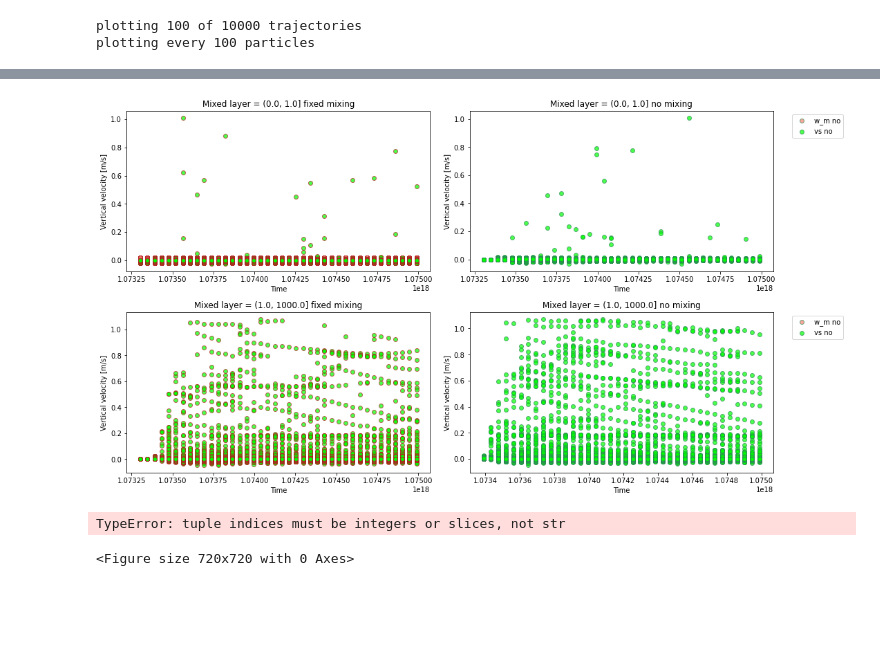
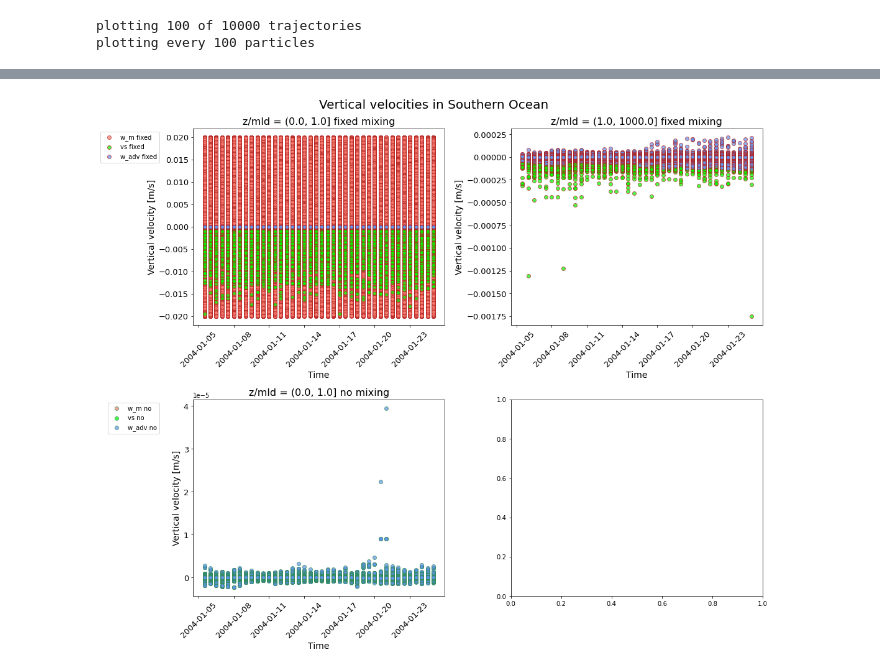
Before and after one commit to OceanParcels/biofouling_3dtransport_2, a Jupyter notebook: Analysis/Mixing.ipynb, the cells around one changed output, grey strips where cells are left out. Saved outputs shown, nothing was run; the diff lists cells and outputs as text; code cells hidden in the pictures; blank space fills up the shorter version.

```diff
--- a/Analysis/Mixing.ipynb
+++ b/Analysis/Mixing.ipynb
@@ -7,9 +8,14 @@ import matplotlib.gridspec as gridspec
 from copy import copy
 # %%
 datadir = '/scratch/rfischer/Kooi_data/data_output/'
+# %%
+regions = {'EqPac': 'Equatorial Pacific',
+           'GPGP': 'Great Pacific Garbage Patch',
+           'SO': 'Southern Ocean',
+           'NPSG': 'North Pacific Subtropical Gyre'}
 # %%
-region = 'GPGP'
-mortality = 0.39              # [d-1]
+region = 'SO'
+mortality = 0.16              # [d-1]
 runtime = 20                  # [days]
 dt = 60                       # [seconds]
 outputdt = 12                 # [hours]
@@ -20,6 +26,9 @@ ds_0 = xr.open_dataset(datadir+'regional_'+region+'_bfadv_Jan_2004_0'+str(mortal
 ds_1 = xr.open_dataset(datadir+'regional_'+region+'_bfadv_Jan_2004_0'+str(mortality)[2:]+'mort_'+mixing[1]+'mixing_'+str(runtime)+'days_'+str(dt)+'dtsecs_'+str(outputdt)+'hrsoutdt.nc')
 # %%
 dslist = [ds_0, ds_1]
+# %%
+times = ds_0['time'][0,:].astype('O')
+timelabels = ds_0['time'][0,:].dt.strftime('%Y-%m-%d')
 # %%
 mixing_cmap = ['firebrick','seagreen','purple']
 w_vel_cmap = ['salmon', 'lime', 'cornflowerblue']
@@ -71,5 +86,6 @@ plt.show()
 # %%
 fig = plt.figure(figsize=(12,12), constrained_layout=True)
+fig.suptitle('Depth trajectories per sizeclass in '+regions[region], fontsize=20, y=1.03)
 gs = gridspec.GridSpec(ncols=2, nrows=2, figure=fig)
 ax1 = fig.add_subplot(gs[0, 0])
 ax2 = fig.add_subplot(gs[0, 1])
@@ -86,12 +102,11 @@ for r, ax in enumerate(axes):
     ax.set_ylabel('Depth [m]')
     ax.set_xlabel('Time')
     ax.tick_params(axis='x', rotation=45)
-    ax.set_ylim(800,-1)
+    ax.set_ylim(80,-1)
 
     custom_lines = [Line2D([0], [0], color=mixing_cmap[0], lw=4),
                     Line2D([0], [0], color=mixing_cmap[1], lw=4)]
 
-#     ax.invert_yaxis()
     ax.legend(custom_lines, [mixing[0], mixing[1]], title='Mixing', loc='lower left')
 plt.show()
 # %% [output]
@@ -99,23 +143,28 @@ plt.show()
 # %%
-fig = plt.figure(figsize=(15,8), constrained_layout = True)
+fig = plt.figure(figsize=(15,12),constrained_layout=True)
+fig.suptitle('Vertical velocities in '+regions[region], fontsize=20, y=1.03)
 gs = gridspec.GridSpec(ncols=2, nrows=2, figure=fig)
 ax1 = fig.add_subplot(gs[0, 0])
 ax2 = fig.add_subplot(gs[0, 1])
 ax3 = fig.add_subplot(gs[1, 0])
 ax4 = fig.add_subplot(gs[1, 1])
 axes = [[ax1, ax2], [ax3, ax4]]
 
-for r, axr in enumerate(axes):
-    for i, ax in enumerate(axr):
-        split_ds = list(dslist[i].groupby_bins('mld',[0,1,1000]))
-        ax.scatter(split_ds[r][1]['time'].astype('O'), split_ds[r][1]['w_m'], c=w_vel_cmap[0], edgecolor=mixing_cmap[i], alpha=0.7, label = 'w_m '+mixing[i])
-        ax.scatter(split_ds[r][1]['time'].astype('O'), split_ds[r][1]['vs'], c=w_vel_cmap[1], edgecolor=mixing_cmap[i], alpha=0.7, label = 'vs '+mixing[i])
-#         ax.scatter(split_ds[r][1]['time'].astype('O'), split_ds[r][1]['w'], c=w_vel_cmap[2], edgecolor=mixing_cmap[i], alpha=0.7, label = 'w '+mixing[i])
+for i, axr in enumerate(axes):
+    split_ds = list(dslist[i].groupby_bins('mld',[0,1,1000]))
+    for c, ds in enumerate(split_ds):
+        axr[c].scatter(ds[1]['time'].astype('O'), ds[1]['w_m'], c=w_vel_cmap[0], edgecolor=mixing_cmap[i], alpha=0.7, label = 'w_m '+mixing[i])
+        axr[c].scatter(ds[1]['time'].astype('O'), ds[1]['vs'], c=w_vel_cmap[1], edgecolor=mixing_cmap[i], alpha=0.7, label = 'vs '+mixing[i])
+        axr[c].scatter(ds[1]['time'].astype('O'), ds[1]['w_adv'], c=w_vel_cmap[2], edgecolor=mixing_cmap[i], alpha=0.7, label = 'w_adv '+mixing[i])
 
-        ax.set_xlabel('Time')
+        axr[c].set_xlabel('Time', fontsize=14)
+        axr[c].set_xticks(times[::6].values)
+        axr[c].set_xticklabels(timelabels[::6].values)
+        axr[c].tick_params(axis='both', labelsize=13)
+        axr[c].tick_params(axis='x', rotation=45)
 #         ax.set_ylim(-0.00001,0.00001)
-        ax.set_ylabel('Vertical velocity [m/s]')
-        ax.set_title('Mixed layer = '+ str(split_ds[r][0])+' '+mixing[i]+' mixing')
-    axr[-1].legend(bbox_to_anchor=(1.05, 1), loc='upper left')
+        axr[c].set_ylabel('Vertical velocity [m/s]', fontsize=14)
+        axr[c].set_title('z/mld = '+ str(split_ds[c][0])+' '+mixing[i]+' mixing', fontsize=16)
+    axr[0].legend(bbox_to_anchor=(-0.12, 1), loc='upper right')
 # %% [output]
-[figure, old version]
+[figure, new version]
@@ -124,8 +170,0 @@ split_ds = list(dslist[i].groupby_bins('obs',[0,5,10,15,20,25,30,35,40]))
-# %%
-fig = plt.figure(figsize=(10,10))
-
-for i, ds in enumerate(split_ds):
-    plt.hist(ds['z'])
-# %% [output]
-TypeError: tuple indices must be integers or slices, not str
-<Figure size 720x720 with 0 Axes>
```
Also changed, not shown: parts of 10 cells of this notebook, 5 other files.
